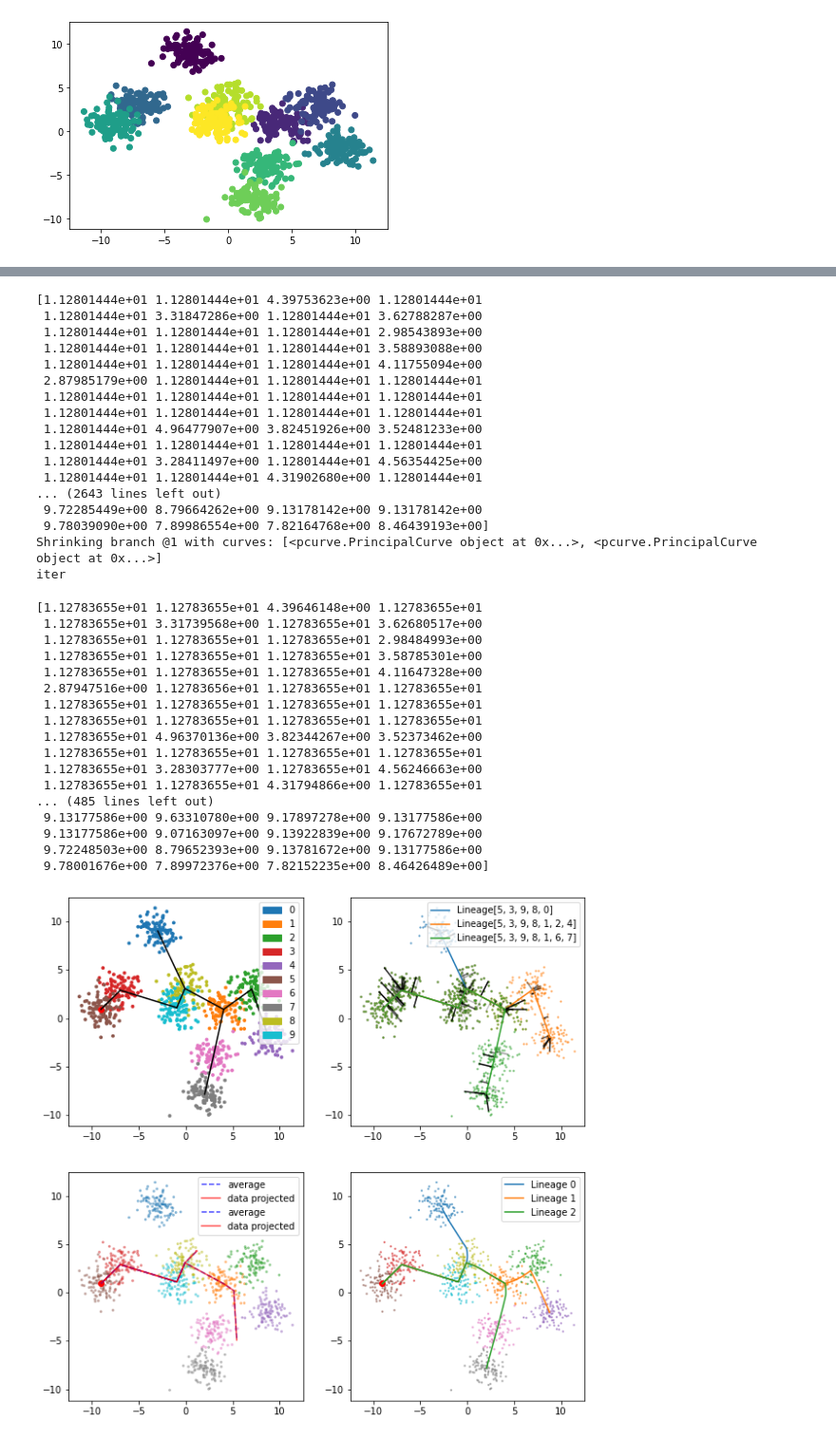
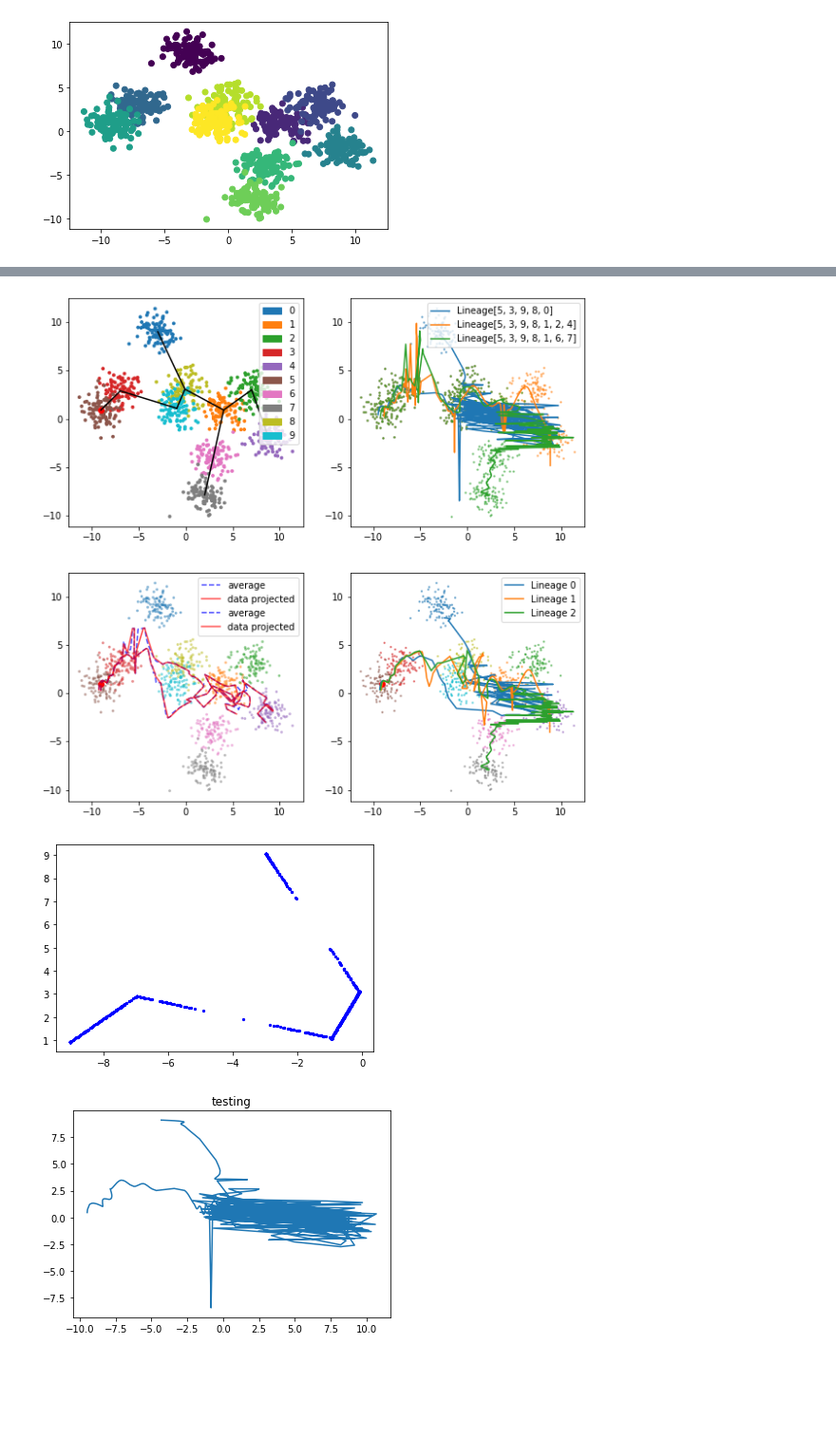
Before and after one commit to mossjacob/pyslingshot, a Jupyter notebook: slingshot.ipynb, the cells around one changed output, grey strips where cells are left out. Shown at 95% size. Saved outputs shown, nothing was run; the diff lists cells and outputs as text; code cells hidden in the pictures; blank space fills up the shorter version.

Commit message:
WIP: attempt fix of slingshot

```diff
--- a/slingshot.ipynb
+++ b/slingshot.ipynb
@@ -58,6 +58,6 @@ from slingshot import Slingshot
 
 slingshot = Slingshot(data, cluster_labels_onehot, start_node=start_node, debug_level='verbose')
 
-slingshot.fit(num_epochs=5, debug_axes=axes)
+slingshot.fit(num_epochs=1, debug_axes=axes)
 # %% [output]
 Lineages: [Lineage[5, 3, 9, 8, 0], Lineage[5, 3, 9, 8, 1, 2, 4], Lineage[5, 3, 9, 8, 1, 6, 7]]
@@ -131,35 +69,3 @@ iter
-[1.12801444e+01 1.12801444e+01 4.39753623e+00 1.12801444e+01
- 1.12801444e+01 3.31847286e+00 1.12801444e+01 3.62788287e+00
- 1.12801444e+01 1.12801444e+01 1.12801444e+01 2.98543893e+00
- 1.12801444e+01 1.12801444e+01 1.12801444e+01 3.58893088e+00
- 1.12801444e+01 1.12801444e+01 1.12801444e+01 4.11755094e+00
- 2.87985179e+00 1.12801444e+01 1.12801444e+01 1.12801444e+01
- 1.12801444e+01 1.12801444e+01 1.12801444e+01 1.12801444e+01
- 1.12801444e+01 1.12801444e+01 1.12801444e+01 1.12801444e+01
- 1.12801444e+01 4.96477907e+00 3.82451926e+00 3.52481233e+00
- 1.12801444e+01 1.12801444e+01 1.12801444e+01 1.12801444e+01
- 1.12801444e+01 3.28411497e+00 1.12801444e+01 4.56354425e+00
- 1.12801444e+01 1.12801444e+01 4.31902680e+00 1.12801444e+01
-... (2643 lines left out)
- 9.72285449e+00 8.79664262e+00 9.13178142e+00 9.13178142e+00
- 9.78039090e+00 7.89986554e+00 7.82164768e+00 8.46439193e+00]
-Shrinking branch @1 with curves: [<pcurve.PrincipalCurve object at 0x...>, <pcurve.PrincipalCurve object at 0x...>]
-iter
-[1.12783655e+01 1.12783655e+01 4.39646148e+00 1.12783655e+01
- 1.12783655e+01 3.31739568e+00 1.12783655e+01 3.62680517e+00
- 1.12783655e+01 1.12783655e+01 1.12783655e+01 2.98484993e+00
- 1.12783655e+01 1.12783655e+01 1.12783655e+01 3.58785301e+00
- 1.12783655e+01 1.12783655e+01 1.12783655e+01 4.11647328e+00
- 2.87947516e+00 1.12783656e+01 1.12783655e+01 1.12783655e+01
- 1.12783655e+01 1.12783655e+01 1.12783655e+01 1.12783655e+01
- 1.12783655e+01 1.12783655e+01 1.12783655e+01 1.12783655e+01
- 1.12783655e+01 4.96370136e+00 3.82344267e+00 3.52373462e+00
- 1.12783655e+01 1.12783655e+01 1.12783655e+01 1.12783655e+01
- 1.12783655e+01 3.28303777e+00 1.12783655e+01 4.56246663e+00
- 1.12783655e+01 1.12783655e+01 4.31794866e+00 1.12783655e+01
-... (485 lines left out)
- 9.13177586e+00 9.63310780e+00 9.17897278e+00 9.13177586e+00
- 9.13177586e+00 9.07163097e+00 9.13922839e+00 9.17672789e+00
- 9.72248503e+00 8.79652393e+00 9.13781672e+00 9.13177586e+00
- 9.78001676e+00 7.89972376e+00 7.82152235e+00 8.46426489e+00]
-[figure, old version]
+[figure, new version]
+[figure, added]
+[figure, added]
```
Also changed, not shown: parts of 2 cells of this notebook, 2 other files.
